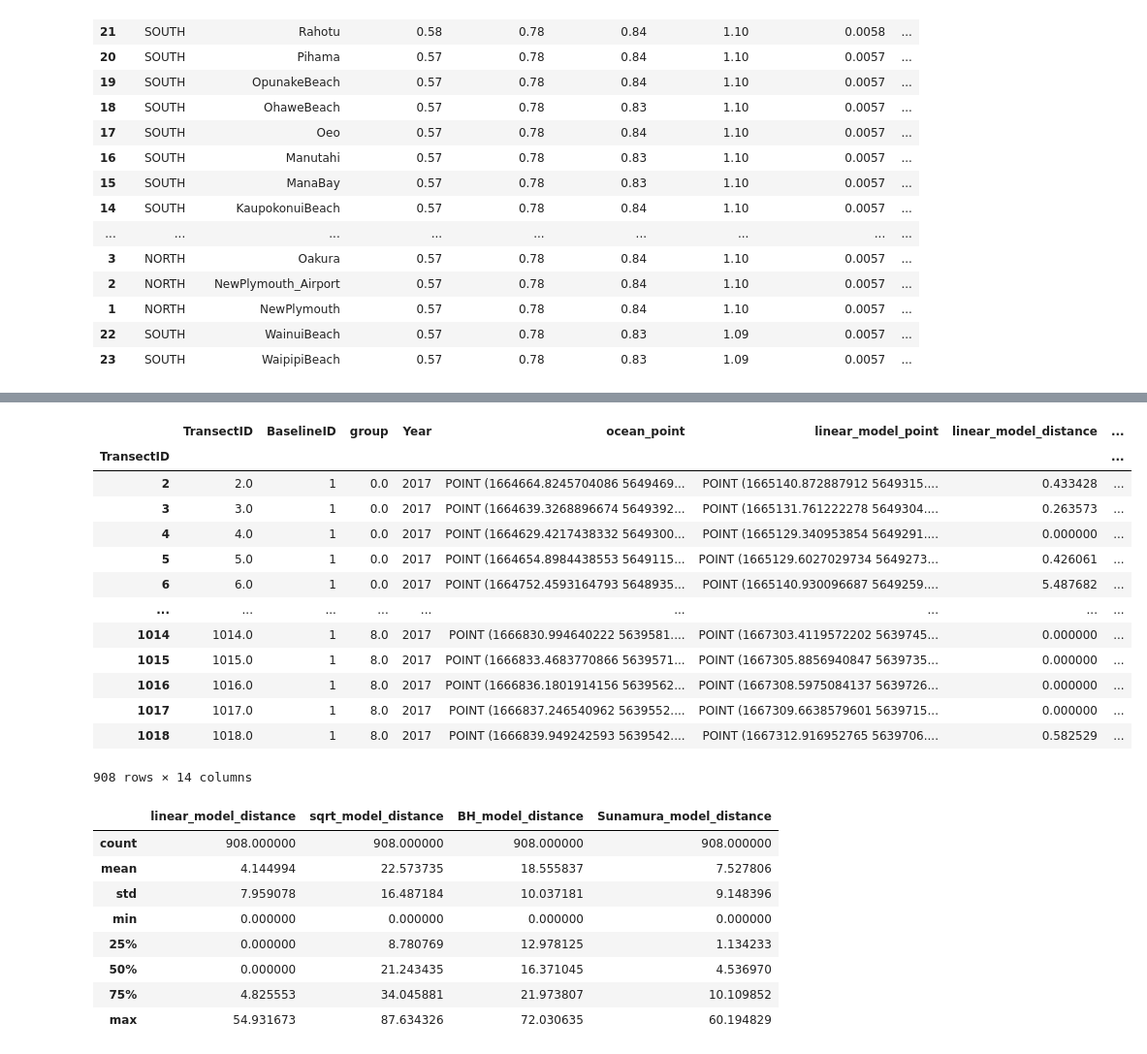
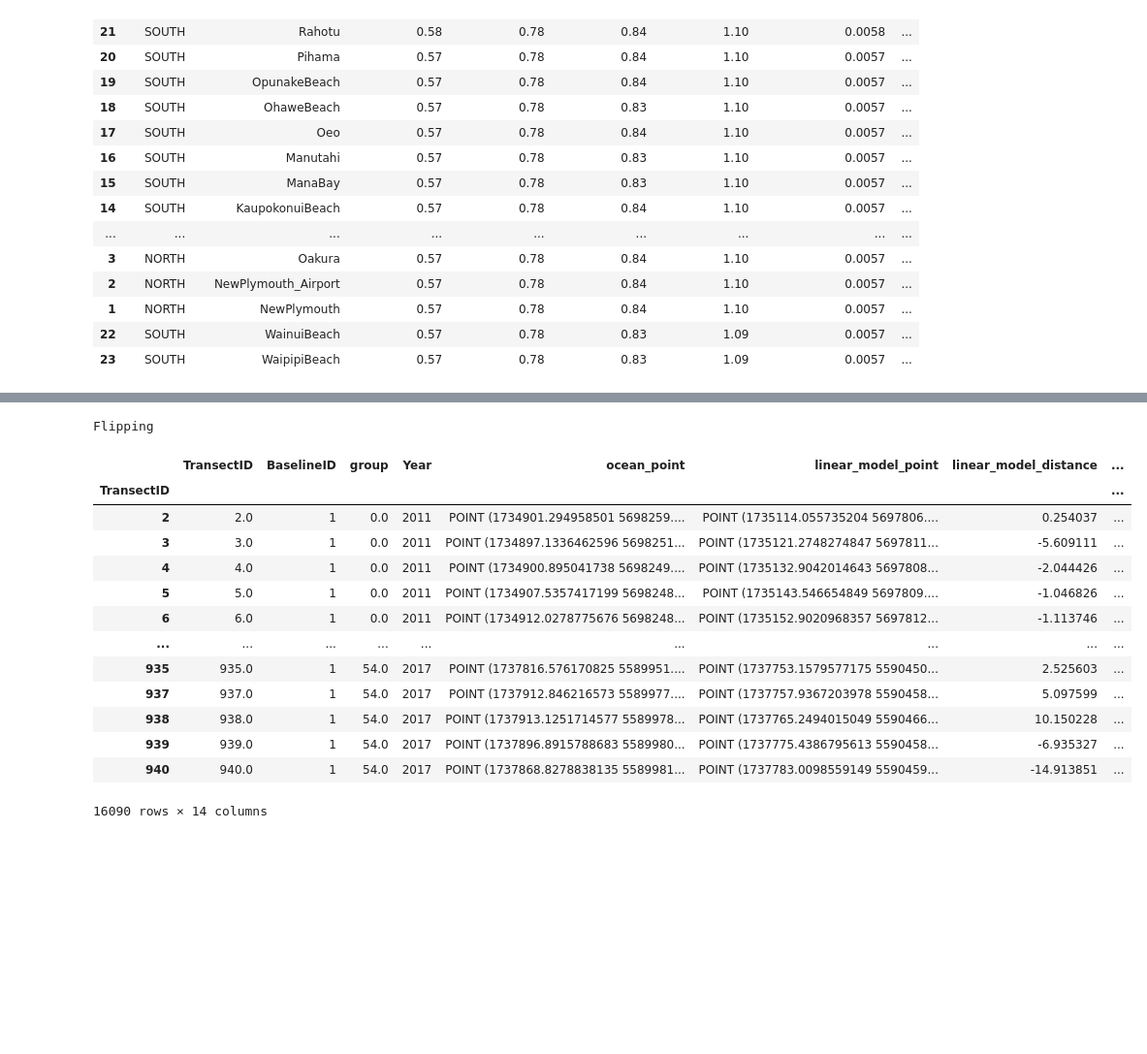
Before and after one commit to RNC-Research-Group/CliffErosion_Projections, a Jupyter notebook: Hindcast.ipynb, the cells around one changed output, grey strips where cells are left out. Shown at 97% size. Saved outputs shown, nothing was run; the diff lists cells and outputs as text; code cells hidden in the pictures; blank space fills up the shorter version.

```diff
--- a/Hindcast.ipynb
+++ b/Hindcast.ipynb
@@ -22,6 +22,3 @@ df
 | 1 | NORTH | NewPlymouth | 0.57 | 0.78 | 0.84 | 1.10 | 0.0057 | ... |
 | 22 | SOUTH | WainuiBeach | 0.57 | 0.78 | 0.83 | 1.09 | 0.0057 | ... |
 | 23 | SOUTH | WaipipiBeach | 0.57 | 0.78 | 0.83 | 1.09 | 0.0057 | ... |
-# %%
-site = df.match.sample(1).iloc[0]
-site
@@ -181,31 +25,49 @@ m
-# %%
-results
-# %% [output]
-|  | TransectID | BaselineID | group | Year | ocean_point | linear_model_point | linear_model_distance | ... |
-| TransectID |  |  |  |  |  |  |  | ... |
-| 2 | 2.0 | 1 | 0.0 | 2017 | POINT (1664664.8245704086 5649469... | POINT (1665140.872887912 5649315.... | 0.433428 | ... |
-| 3 | 3.0 | 1 | 0.0 | 2017 | POINT (1664639.3268896674 5649392... | POINT (1665131.761222278 5649304.... | 0.263573 | ... |
-| 4 | 4.0 | 1 | 0.0 | 2017 | POINT (1664629.4217438332 5649300... | POINT (1665129.340953854 5649291.... | 0.000000 | ... |
-| 5 | 5.0 | 1 | 0.0 | 2017 | POINT (1664654.8984438553 5649115... | POINT (1665129.6027029734 5649273... | 0.426061 | ... |
-| 6 | 6.0 | 1 | 0.0 | 2017 | POINT (1664752.4593164793 5648935... | POINT (1665140.930096687 5649259.... | 5.487682 | ... |
-| ... | ... | ... | ... | ... | ... | ... | ... | ... |
-| 1014 | 1014.0 | 1 | 8.0 | 2017 | POINT (1666830.994640222 5639581.... | POINT (1667303.4119572202 5639745... | 0.000000 | ... |
-| 1015 | 1015.0 | 1 | 8.0 | 2017 | POINT (1666833.4683770866 5639571... | POINT (1667305.8856940847 5639735... | 0.000000 | ... |
-| 1016 | 1016.0 | 1 | 8.0 | 2017 | POINT (1666836.1801914156 5639562... | POINT (1667308.5975084137 5639726... | 0.000000 | ... |
-| 1017 | 1017.0 | 1 | 8.0 | 2017 | POINT (1666837.246540962 5639552.... | POINT (1667309.6638579601 5639715... | 0.000000 | ... |
-| 1018 | 1018.0 | 1 | 8.0 | 2017 | POINT (1666839.949242593 5639542.... | POINT (1667312.916952765 5639706.... | 0.582529 | ... |
-908 rows × 14 columns
-# %%
-results[["linear_model_distance", "sqrt_model_distance", "BH_model_distance", "Sunamura_model_distance"]].describe()
-# %% [output]
-|  | linear_model_distance | sqrt_model_distance | BH_model_distance | Sunamura_model_distance |
-| count | 908.000000 | 908.000000 | 908.000000 | 908.000000 |
-| mean | 4.144994 | 22.573735 | 18.555837 | 7.527806 |
-| std | 7.959078 | 16.487184 | 10.037181 | 9.148396 |
-| min | 0.000000 | 0.000000 | 0.000000 | 0.000000 |
-| 25% | 0.000000 | 8.780769 | 12.978125 | 1.134233 |
-| 50% | 0.000000 | 21.243435 | 16.371045 | 4.536970 |
-| 75% | 4.825553 | 34.045881 | 21.973807 | 10.109852 |
-| max | 54.931673 | 87.634326 | 72.030635 | 60.194829 |
+# %%
+all_results = []
+for site in tqdm(df.match):
+  gdf = gpd.read_file(f"Shapefiles/{site}_intersects.shp")
+  gdf.crs = 2193
+  gdf = enrich_df(gdf)
+  transect_metadata = get_transect_metadata(f"Shapefiles/{site}_TransectLines.shp")
+  if site == "ManaBayCliffs":
+    print("Flipping")
+    for k, v in transect_metadata.items():
+      transect_metadata[k]["Azimuth"] = v["Azimuth"] + 180
+  linear_models = fit(gdf, transect_metadata)
+  linear_models.loc[linear_models.slope > 0, "slope"] = pd.NA
+  rolled_slopes = linear_models.groupby("group").slope.rolling(10, min_periods=1).mean().dropna().reset_index(level=0)
+  linear_models.slope = rolled_slopes.slope
+  linear_models.dropna(inplace=True)
+  linear_models.index = linear_models.TransectID
+  # Find the closest data point to 2000
+  gdf["years_since_2000"] = (gdf.Year - 2000).abs()
+  closest_to_2000 = gdf.loc[gdf.groupby("TransectID").years_since_2000.idxmin()]
+  closest_to_2000.set_index("TransectID", inplace=True)
+  # Predict to the closest year to 2000
+  linear_models["FUTURE_YEAR"] = closest_to_2000.Year
+  results = predict(gdf, linear_models, transect_metadata)
+  results.index = results.TransectID.astype(int)
+  results["True"] = closest_to_2000.geometry
+  all_results.append(results)
+# %% [output]
+Flipping
+# %%
+all_results = pd.concat(all_results)
+all_results
+# %% [output]
+|  | TransectID | BaselineID | group | Year | ocean_point | linear_model_point | linear_model_distance | ... |
+| TransectID |  |  |  |  |  |  |  | ... |
+| 2 | 2.0 | 1 | 0.0 | 2011 | POINT (1734901.294958501 5698259.... | POINT (1735114.055735204 5697806.... | 0.254037 | ... |
+| 3 | 3.0 | 1 | 0.0 | 2011 | POINT (1734897.1336462596 5698251... | POINT (1735121.2748274847 5697811... | -5.609111 | ... |
+| 4 | 4.0 | 1 | 0.0 | 2011 | POINT (1734900.895041738 5698249.... | POINT (1735132.9042014643 5697808... | -2.044426 | ... |
+| 5 | 5.0 | 1 | 0.0 | 2011 | POINT (1734907.5357417199 5698248... | POINT (1735143.546654849 5697809.... | -1.046826 | ... |
+| 6 | 6.0 | 1 | 0.0 | 2011 | POINT (1734912.0278775676 5698248... | POINT (1735152.9020968357 5697812... | -1.113746 | ... |
+| ... | ... | ... | ... | ... | ... | ... | ... | ... |
+| 935 | 935.0 | 1 | 54.0 | 2017 | POINT (1737816.576170825 5589951.... | POINT (1737753.1579577175 5590450... | 2.525603 | ... |
+| 937 | 937.0 | 1 | 54.0 | 2017 | POINT (1737912.846216573 5589977.... | POINT (1737757.9367203978 5590458... | 5.097599 | ... |
+| 938 | 938.0 | 1 | 54.0 | 2017 | POINT (1737913.1251714577 5589978... | POINT (1737765.2494015049 5590466... | 10.150228 | ... |
+| 939 | 939.0 | 1 | 54.0 | 2017 | POINT (1737896.8915788683 5589980... | POINT (1737775.4386795613 5590458... | -6.935327 | ... |
+| 940 | 940.0 | 1 | 54.0 | 2017 | POINT (1737868.8278838135 5589981... | POINT (1737783.0098559149 5590459... | -14.913851 | ... |
+16090 rows × 14 columns
 # %%
 for model in SUPPORTED_MODELS:
```
Also changed, not shown: parts of 15 cells of this notebook, 1 other file.
